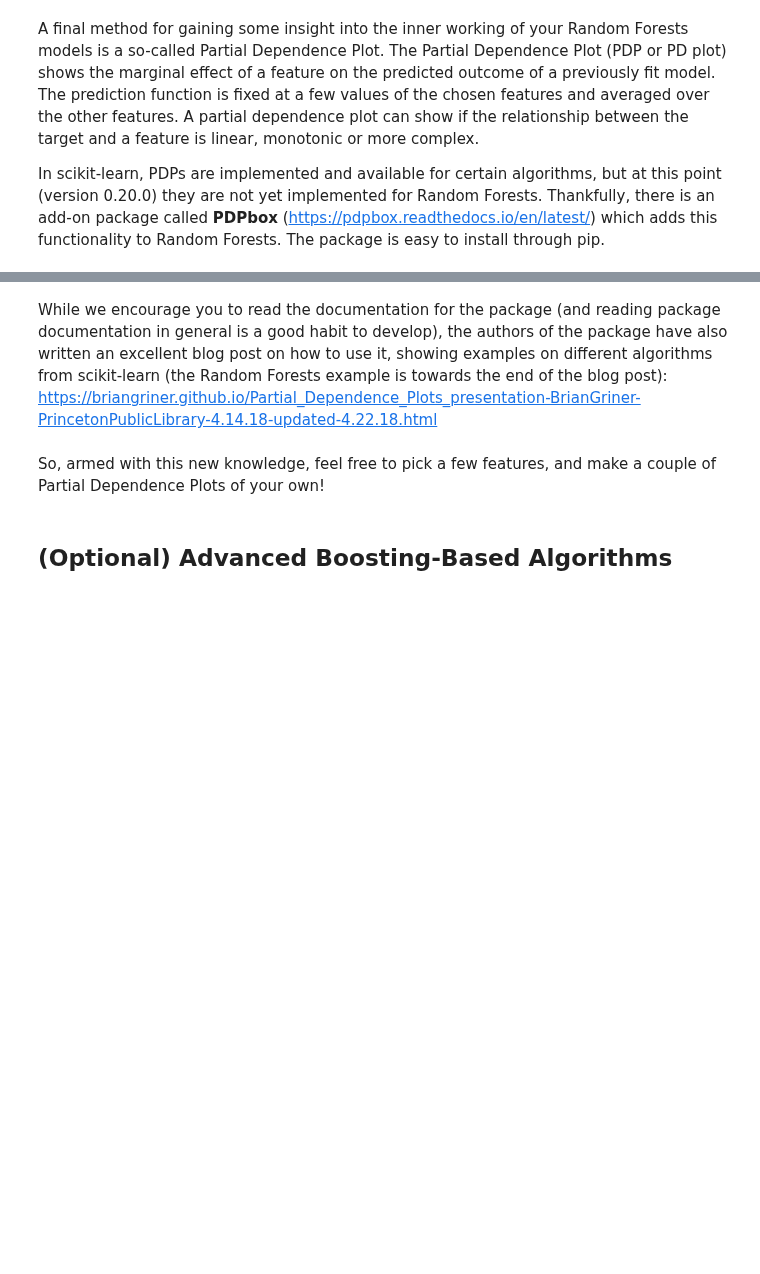
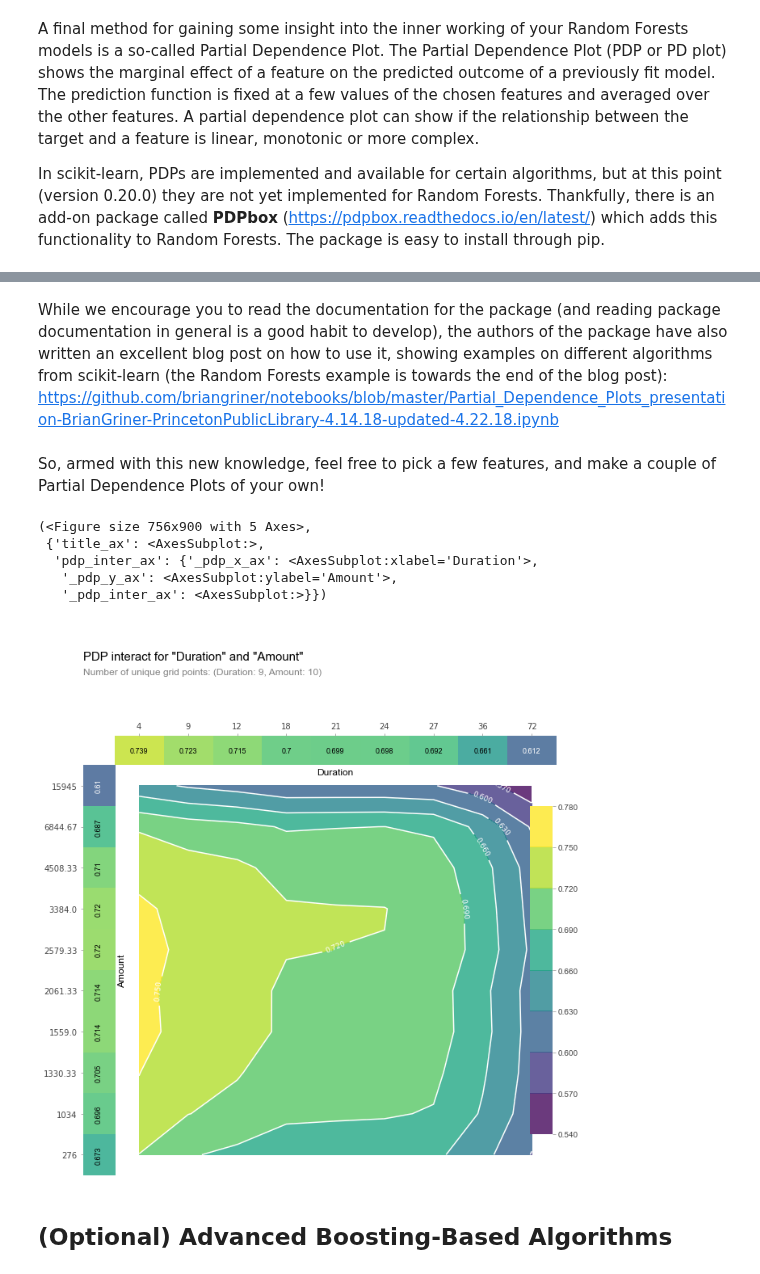
Before and after one commit to springboard-curriculum/mec-mini-projects, a Jupyter notebook: mec-13.5.1-tree-based-algorithms-mini-project/Mini_Project_Tree-Based_Algorithms.ipynb, the cells around one changed output, grey strips where cells are left out. Saved outputs shown, nothing was run; the diff lists cells and outputs as text; code cells hidden in the pictures; blank space fills up the shorter version.

```diff
--- a/mec-13.5.1-tree-based-algorithms-mini-project/Mini_Project_Tree-Based_Algorithms.ipynb
+++ b/mec-13.5.1-tree-based-algorithms-mini-project/Mini_Project_Tree-Based_Algorithms.ipynb
@@ -85,4 +231,4 @@ In scikit-learn, PDPs are implemented and available for certain algorithms, but
 # %% [markdown]
-While we encourage you to read the documentation for the package (and reading package documentation in general is a good habit to develop), the authors of the package have also written an excellent blog post on how to use it, showing examples on different algorithms from scikit-learn (the Random Forests example is towards the end of the blog post): https://briangriner.github.io/Partial_Dependence_Plots_presentation-BrianGriner-PrincetonPublicLibrary-4.14.18-updated-4.22.18.html
+While we encourage you to read the documentation for the package (and reading package documentation in general is a good habit to develop), the authors of the package have also written an excellent blog post on how to use it, showing examples on different algorithms from scikit-learn (the Random Forests example is towards the end of the blog post): https://github.com/briangriner/notebooks/blob/master/Partial_Dependence_Plots_presentation-BrianGriner-PrincetonPublicLibrary-4.14.18-updated-4.22.18.ipynb
 # %% [markdown]
 So, armed with this new knowledge, feel free to pick a few features, and make a couple of Partial Dependence Plots of your own!
@@ -91,3 +235,16 @@ So, armed with this new knowledge, feel free to pick a few features, and make a
+# %%
+# Your code here!
+import pdpbox
+from pdpbox import pdp
+pdp_dur_amt = pdp.pdp_interact(gscv.best_estimator_,X_train,features=['Duration','Amount'],model_features=X_train.columns)
+pdp.pdp_interact_plot(pdp_dur_amt, ['Duration','Amount'], plot_pdp=True)
+# %% [output]
+(<Figure size 756x900 with 5 Axes>,
+ {'title_ax': <AxesSubplot:>,
+  'pdp_inter_ax': {'_pdp_x_ax': <AxesSubplot:xlabel='Duration'>,
+   '_pdp_y_ax': <AxesSubplot:ylabel='Amount'>,
+   '_pdp_inter_ax': <AxesSubplot:>}})
+[figure, added]
 # %% [markdown]
 ## (Optional) Advanced Boosting-Based Algorithms
 # %% [markdown]
```
Also changed, not shown: parts of 13 cells of this notebook.
